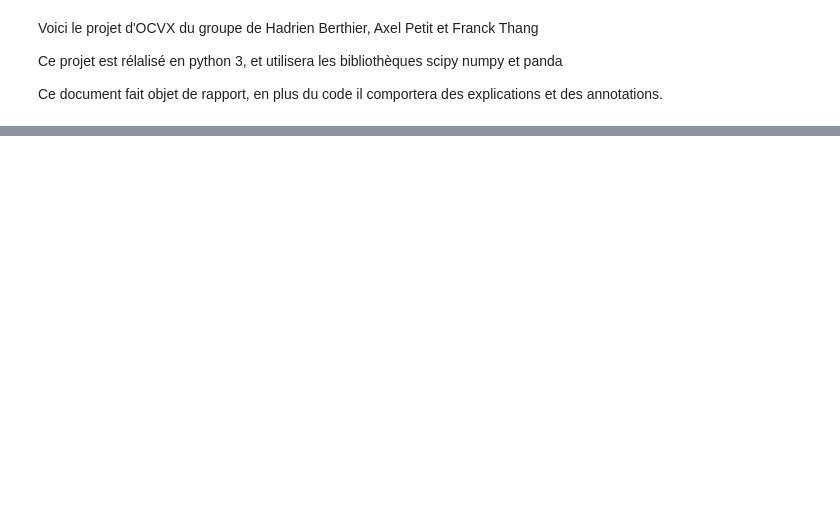
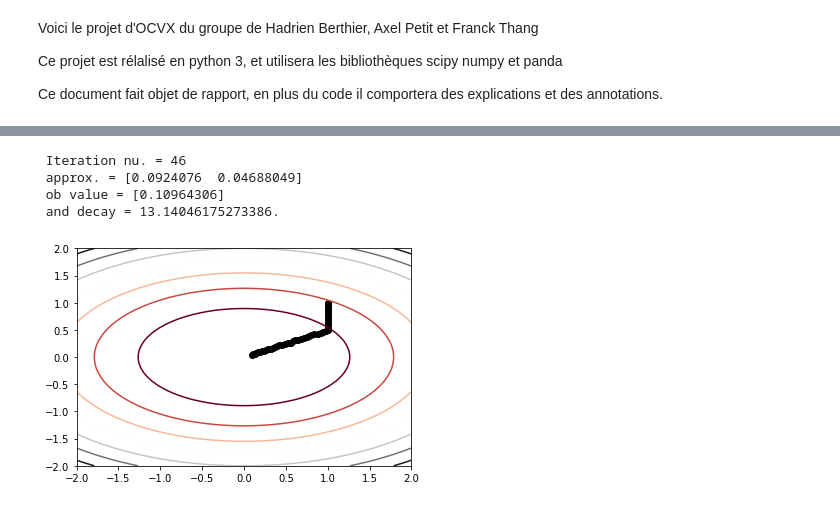
Before and after one commit to berthih/OCVX, a Jupyter notebook: OCVX.ipynb, the cells around one changed output, grey strips where cells are left out. Drawn from its saved outputs; the diff is of its cells as text; code cells hidden in the pictures; blank space fills up the shorter version.

```diff
--- a/OCVX.ipynb
+++ b/OCVX.ipynb
@@ -142,9 +176,6 @@ Iteration 3
 # %%
-def nesterov_descent(func, L, dimension, gradient_func, init_x=None, delta_x=0.0005, epsilon=0.05):
-    if (init_x is None):
-        x = np.zeros(dimension)
-    else:
-        x = init_x
+def nesterov_descent(func, L, gradient_func, init_x, plot_f=(lambda x, y: None), delta_x=0.0005, epsilon=0.05):
+    x = init_x
 
     lambda_prev = 0
     lambda_curr = 1
@@ -152,7 +183,7 @@ def nesterov_descent(func, L, dimension, gradient_func, init_x=None, delta_x=0.0
     y_prev = x
     alpha = 0.05 / (2 * L)
 
-    gradient = gradient_func(x)
+    gradient = gradient_func(func, x)
     num_iter = 0
 
     while np.linalg.norm(gradient) >= epsilon:
@@ -165,7 +196,19 @@ def nesterov_descent(func, L, dimension, gradient_func, init_x=None, delta_x=0.0
         lambda_prev = lambda_tmp
 
         gamma = (1 - lambda_prev) / lambda_curr
-        gradient = gradient_func(x)
+        gradient = gradient_func(func, x)
         num_iter += 1
-
+        plot_f(x, y_curr)
+    msg = " Iteration nu. = {}\n approx. = {}\n ob value = {}\n and decay = {}."
+    print(msg.format(num_iter, x.flatten(), y_prev[0], lambda_curr))
     return x, num_iter
+# %%
+x, num_iter = nesterov_descent(f, 1, d_sgd_l2, np.array([[1], [1]], dtype=float), plot_f=(lambda x, y:plt.scatter(x[0], x[1], c='k')))
+
+plot_2d(f)
+# %% [output]
+ Iteration nu. = 46
+ approx. = [0.0924076  0.04688049]
+ ob value = [0.10964306]
+ and decay = 13.14046175273386.
+[figure, added]
```
Also changed, not shown: parts of 6 cells of this notebook.
